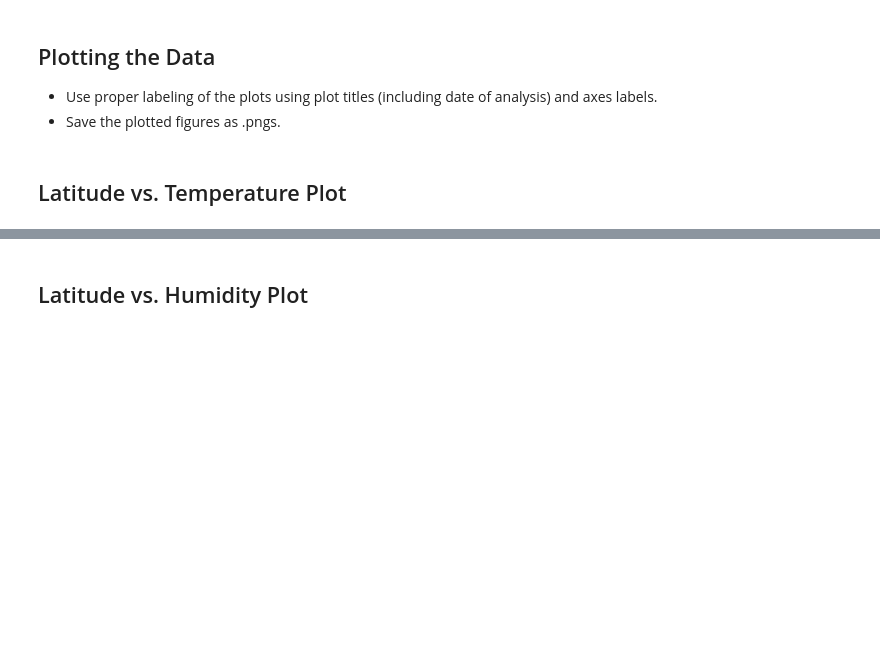
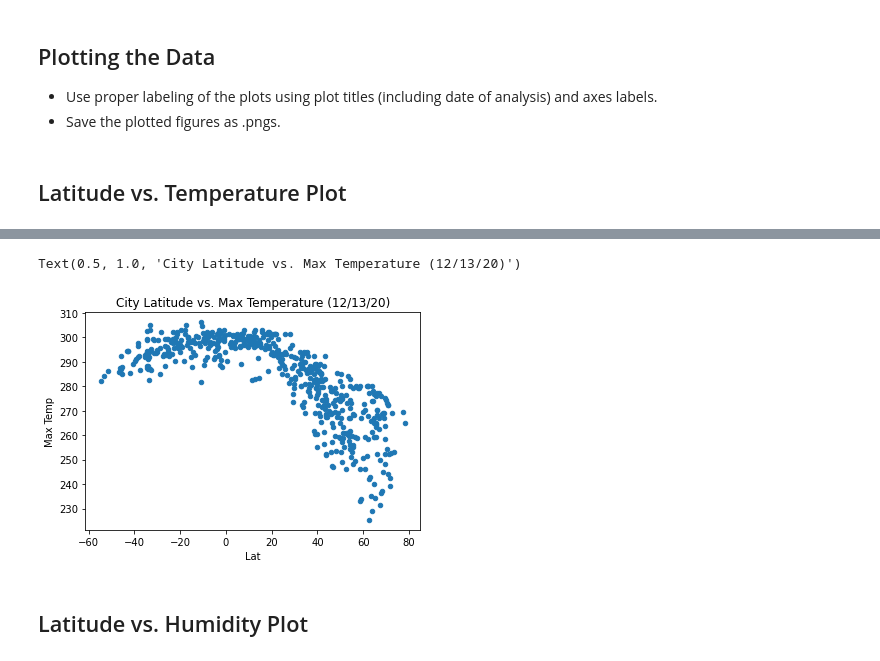
Before and after one commit to marybellavia/python-api-challenge, a Jupyter notebook: starter_code/WeatherPy.ipynb, the cells around one changed output, grey strips where cells are left out. Saved outputs shown, nothing was run; the diff lists cells and outputs as text; code cells hidden in the pictures; blank space fills up the shorter version.

Commit message:
finished gathering and cleaning data, starting scatter plots

```diff
--- a/starter_code/WeatherPy.ipynb
+++ b/starter_code/WeatherPy.ipynb
@@ -183,3 +176,9 @@ Int64Index([], dtype='int64')
+# %%
+temps_df.plot(kind="scatter", x="Lat", y="Max Temp")
+plt.title("City Latitude vs. Max Temperature (12/13/20)")
+# %% [output]
+Text(0.5, 1.0, 'City Latitude vs. Max Temperature (12/13/20)')
+[figure, added]
 # %% [markdown]
 ## Latitude vs. Humidity Plot
 # %%
```
Also changed, not shown: parts of 9 cells of this notebook, 1 other file.
